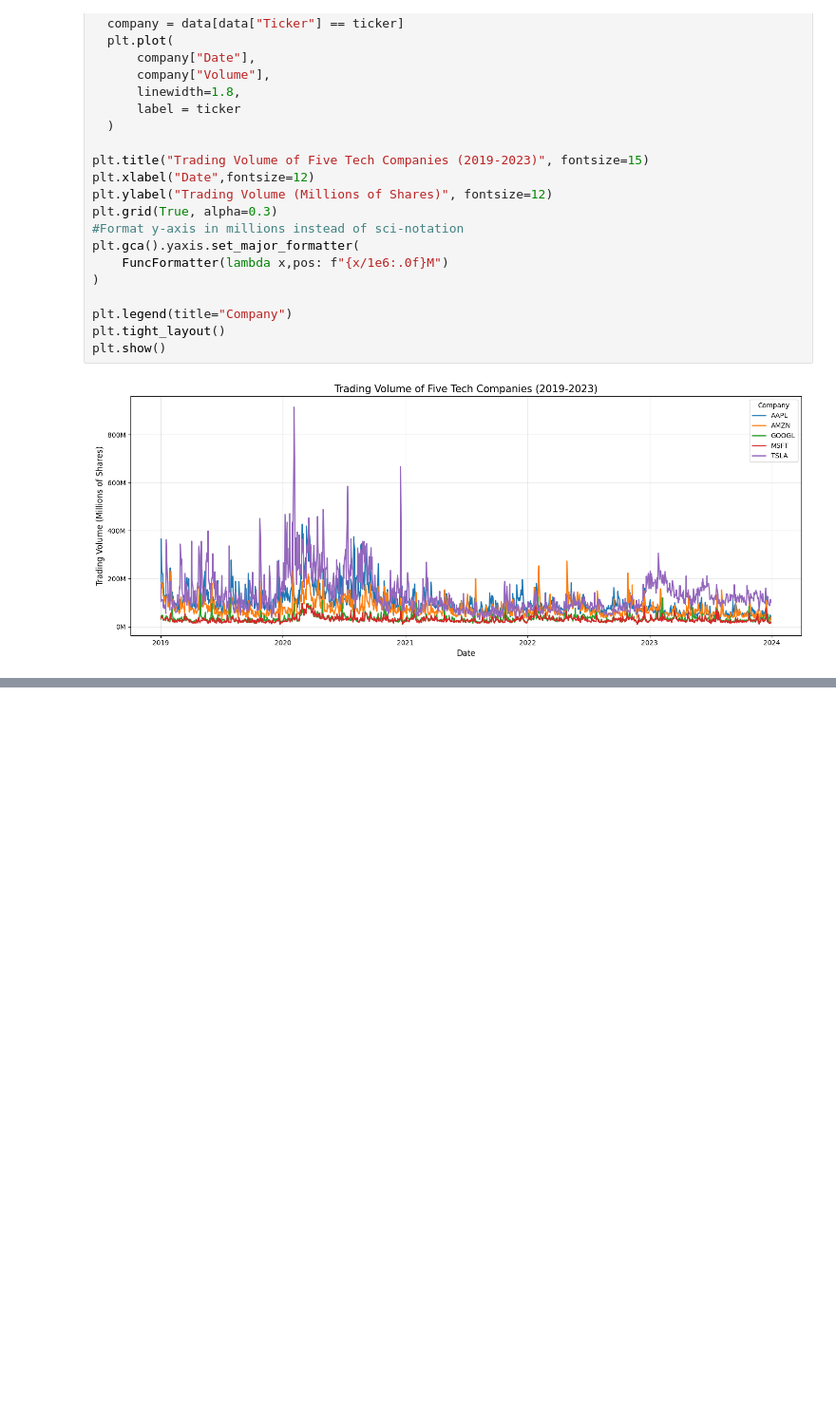
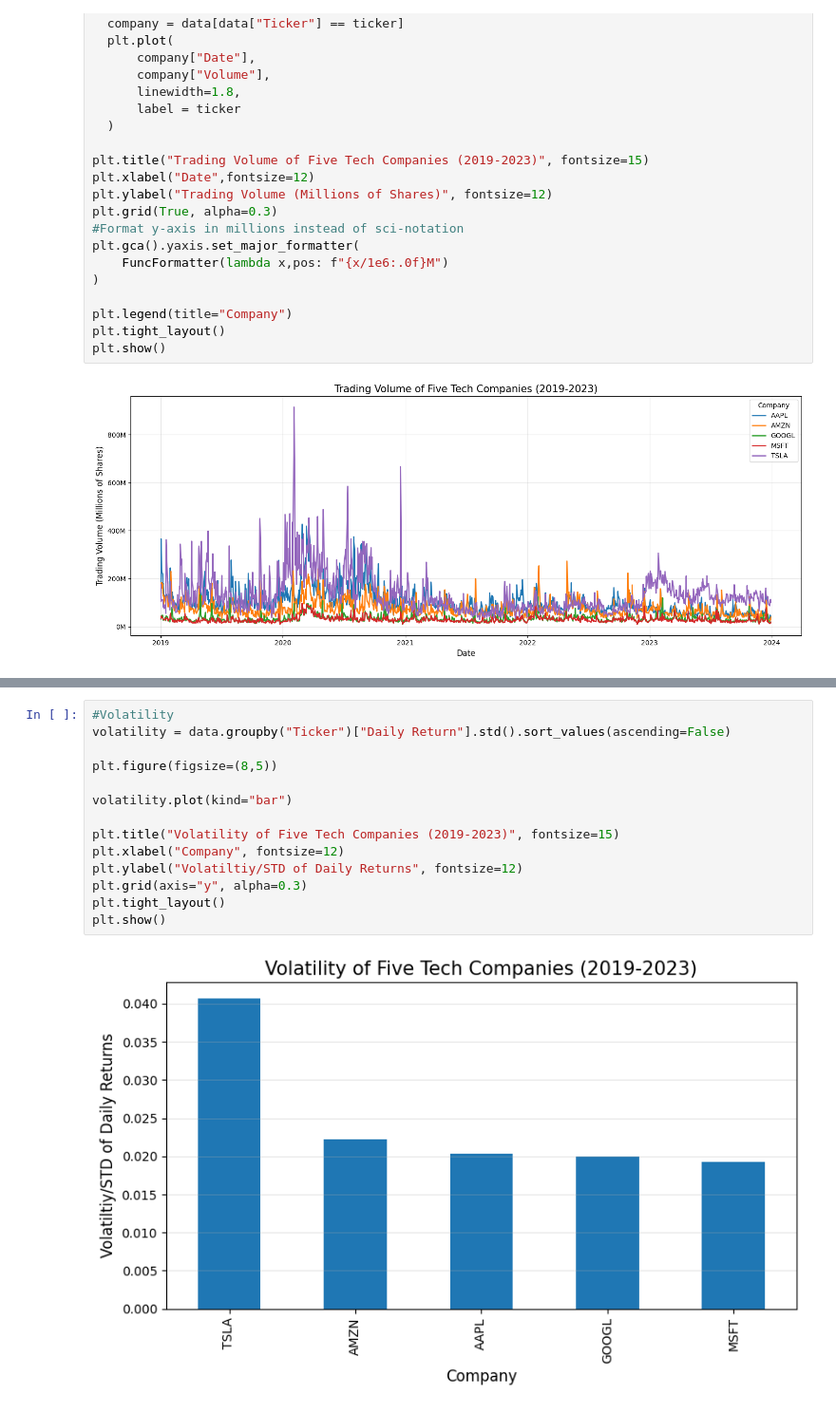
Before and after one commit to johnisaiah09/FinanceResearch-TCS-, a Jupyter notebook: Stock_Market_Research.ipynb, the cells around one changed output, grey strips where cells are left out. Shown at 95% size. Saved outputs shown, nothing was run; the diff lists cells and outputs as text; blank space fills up the shorter version.

```diff
--- a/Stock_Market_Research.ipynb
+++ b/Stock_Market_Research.ipynb
@@ -110,0 +158,16 @@ plt.show()
+# %%
+#Volatility
+volatility = data.groupby("Ticker")["Daily Return"].std().sort_values(ascending=False)
+
+plt.figure(figsize=(8,5))
+
+volatility.plot(kind="bar")
+
+plt.title("Volatility of Five Tech Companies (2019-2023)", fontsize=15)
+plt.xlabel("Company", fontsize=12)
+plt.ylabel("Volatiltiy/STD of Daily Returns", fontsize=12)
+plt.grid(axis="y", alpha=0.3)
+plt.tight_layout()
+plt.show()
+# %% [output]
+[figure, added]
```
Also changed, not shown: parts of 3 cells of this notebook.
